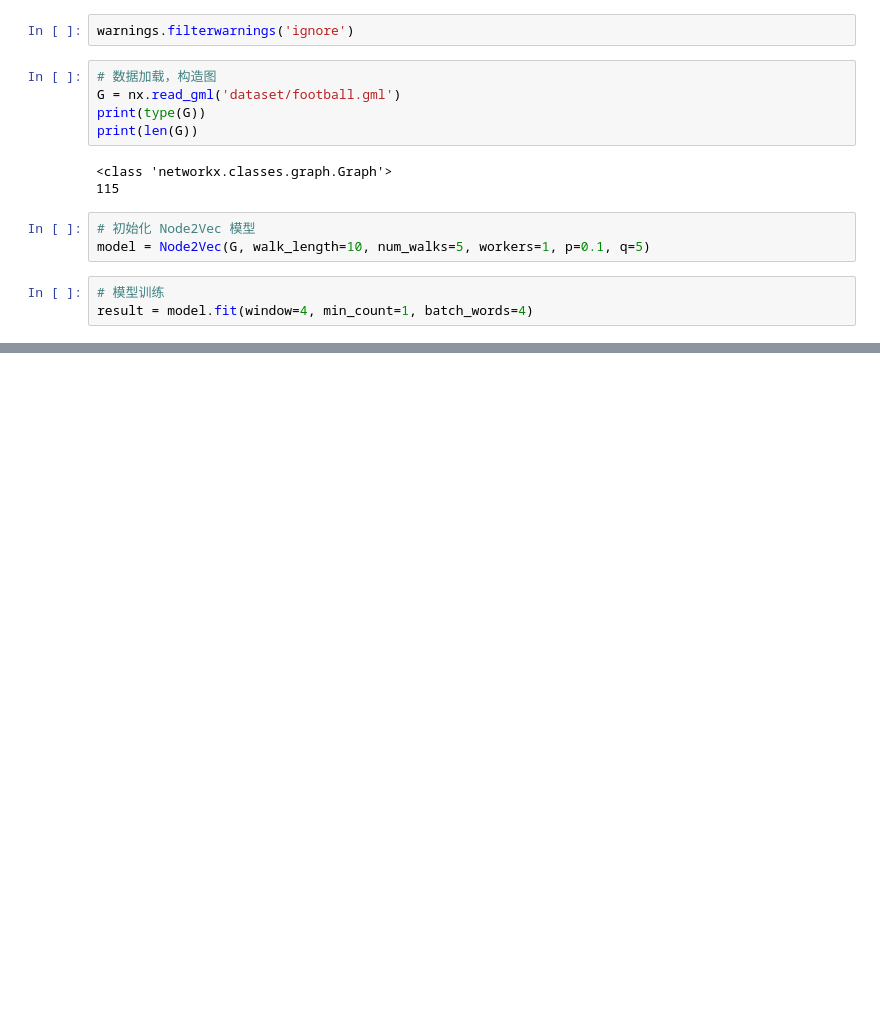
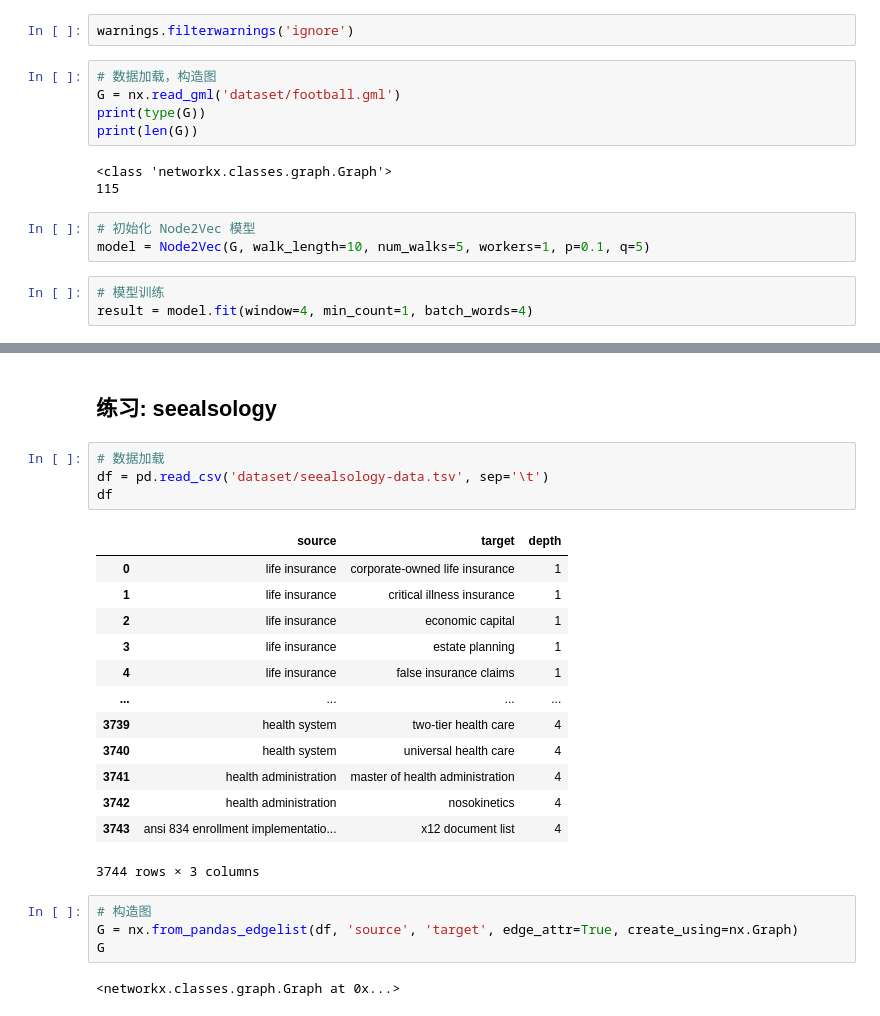
Before and after one commit to hivandu/AI_Cheats, a Jupyter notebook: Core BI/31. Node2Vec.ipynb, the cells around one changed output, grey strips where cells are left out. Saved outputs shown, nothing was run; the diff lists cells and outputs as text; blank space fills up the shorter version.

```diff
--- a/Core BI/31. Node2Vec.ipynb
+++ b/Core BI/31. Node2Vec.ipynb
@@ -59,0 +118,26 @@ plot_nodes(result.wv.index_to_key)
+# %% [markdown]
+## 练习: seealsology
+# %%
+# 数据加载
+df = pd.read_csv('dataset/seealsology-data.tsv', sep='\t')
+df
+# %% [output]
+|  | source | target | depth |
+| 0 | life insurance | corporate-owned life insurance | 1 |
+| 1 | life insurance | critical illness insurance | 1 |
+| 2 | life insurance | economic capital | 1 |
+| 3 | life insurance | estate planning | 1 |
+| 4 | life insurance | false insurance claims | 1 |
+| ... | ... | ... | ... |
+| 3739 | health system | two-tier health care | 4 |
+| 3740 | health system | universal health care | 4 |
+| 3741 | health administration | master of health administration | 4 |
+| 3742 | health administration | nosokinetics | 4 |
+| 3743 | ansi 834 enrollment implementatio... | x12 document list | 4 |
+3744 rows × 3 columns
+# %%
+# 构造图
+G = nx.from_pandas_edgelist(df, 'source', 'target', edge_attr=True, create_using=nx.Graph)
+G
+# %% [output]
+<networkx.classes.graph.Graph at 0x...>
```
Also changed, not shown: parts of 11 cells of this notebook, 3 other files.
